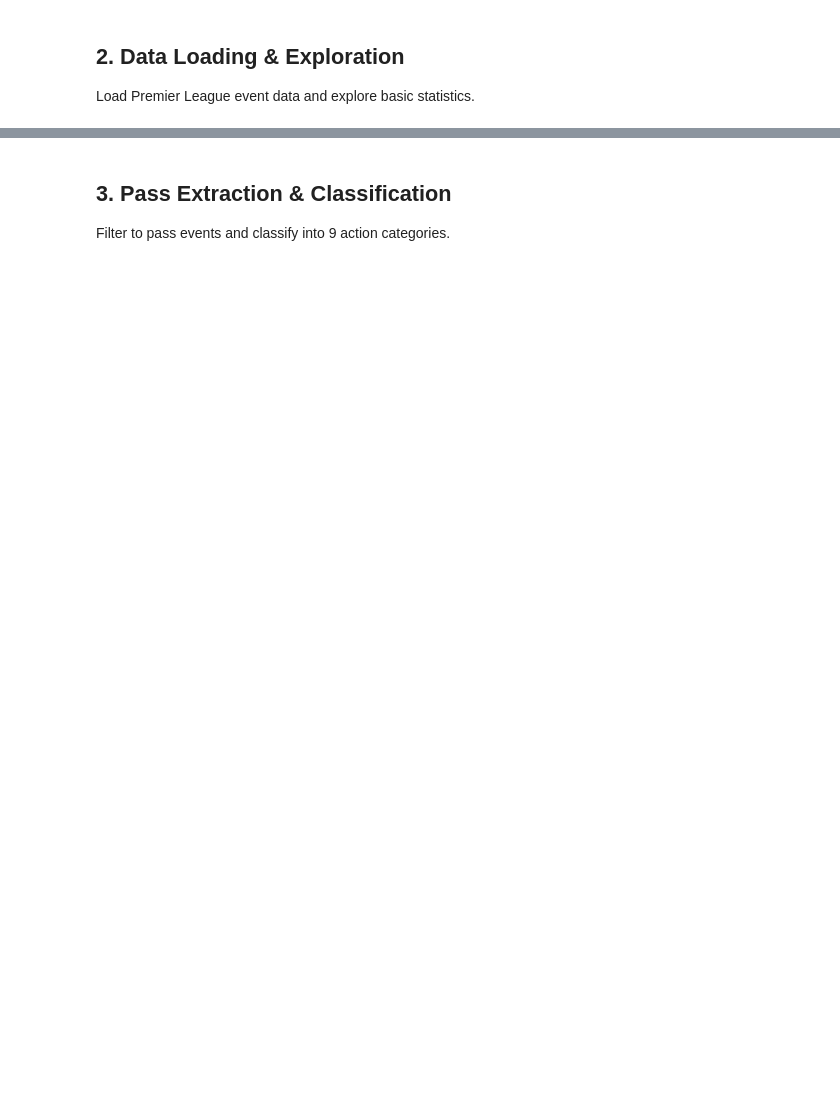
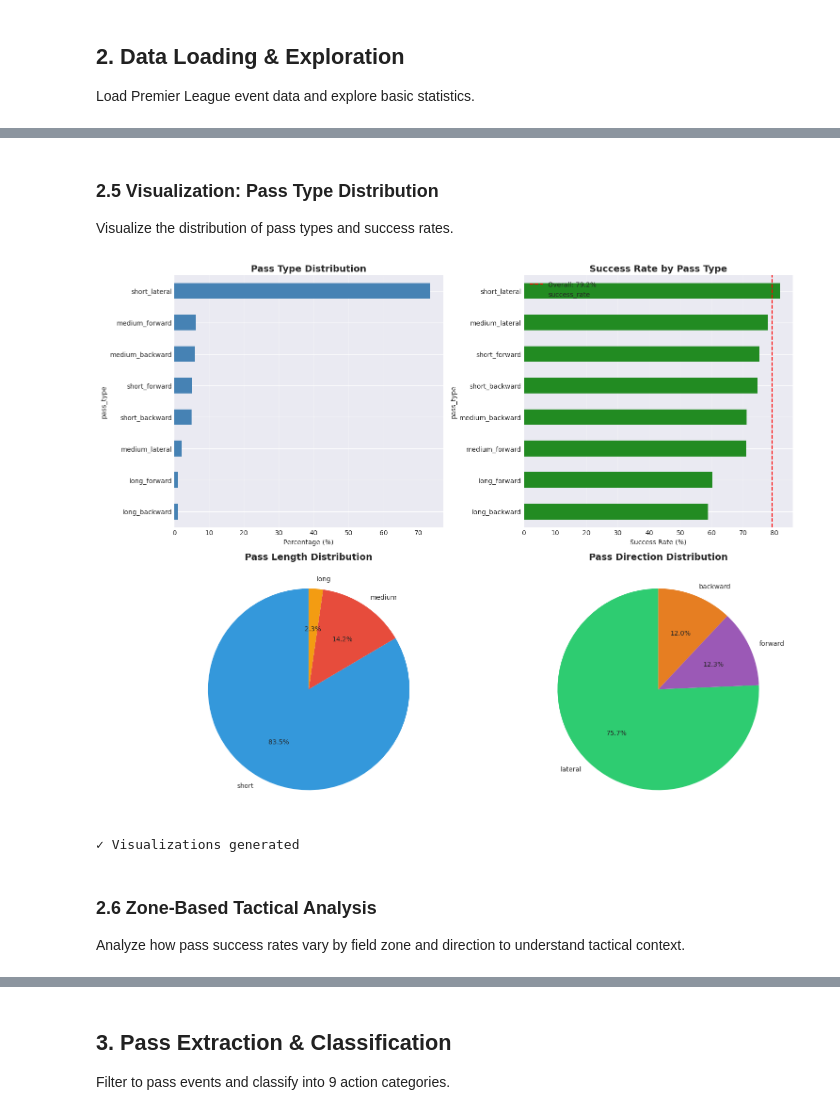
Before and after one commit to MartimRego/pass-decisions, a Jupyter notebook: Project/pass_decision_analysis.ipynb, the cells around one changed output, grey strips where cells are left out. Drawn from its saved outputs; the diff is of its cells as text; code cells hidden in the pictures; blank space fills up the shorter version.

Commit message:
pass classification and data analysis

```diff
--- a/Project/pass_decision_analysis.ipynb
+++ b/Project/pass_decision_analysis.ipynb
@@ -74,0 +169,20 @@ print("Expected: ~380 matches × ~3000 events/match = ~1.14M events")
+# %%
+# Rescale coordinates from SkillCorner to FIFA dimensions
+print("Rescaling coordinates...")
+passes = dp.rescale_coordinates(passes_raw)
+
+# Show coordinate ranges
+print(f"\nCoordinate ranges after rescaling:")
+print(f"  x_start: [{passes['x_start_rescaled'].min():.2f}, {passes['x_start_rescaled'].max():.2f}]")
+print(f"  y_start: [{passes['y_start_rescaled'].min():.2f}, {passes['y_start_rescaled'].max():.2f}]")
+print(f"  Expected: x ∈ [0, 105], y ∈ [0, 68]")
+
+# Normalize attack direction
+print(f"\nNormalizing attack direction...")
+passes = dp.normalize_attack_direction(passes)
+
+# Verify normalization
+if 'attacking_side' in passes.columns:
+    print(f"\nAttack direction distribution:")
+    print(passes['attacking_side'].value_counts())
+    print(f"\n✓ All teams now attack left→right (0 → 105m) after normalization")
@@ -74,0 +313,53 @@ print("Expected: ~380 matches × ~3000 events/match = ~1.14M events")
+# %% [markdown]
+### 2.5 Visualization: Pass Type Distribution
+
+Visualize the distribution of pass types and success rates.
+# %%
+# Create visualizations
+fig, axes = plt.subplots(2, 2, figsize=(15, 12))
+
+# 1. Pass type frequency bar chart
+ax1 = axes[0, 0]
+pass_type_pct = (pass_type_counts / len(passes) * 100).sort_values(ascending=True)
+pass_type_pct.plot(kind='barh', ax=ax1, color='steelblue')
+ax1.set_xlabel('Percentage (%)')
+ax1.set_title('Pass Type Distribution', fontsize=14, fontweight='bold')
+ax1.grid(axis='x', alpha=0.3)
+
+# 2. Success rate by pass type
+ax2 = axes[0, 1]
+success_rates = success_by_type.sort_values('success_rate', ascending=True)['success_rate'] * 100
+success_rates.plot(kind='barh', ax=ax2, color='forestgreen')
+ax2.set_xlabel('Success Rate (%)')
+ax2.set_title('Success Rate by Pass Type', fontsize=14, fontweight='bold')
+ax2.grid(axis='x', alpha=0.3)
+ax2.axvline(overall_success, color='red', linestyle='--', label=f'Overall: {overall_success:.1f}%')
+ax2.legend()
+
+# 3. Pass length distribution
+ax3 = axes[1, 0]
+length_counts = passes['pass_length'].value_counts()
+colors_length = ['#3498db', '#e74c3c', '#f39c12']
+ax3.pie(length_counts, labels=length_counts.index, autopct='%1.1f%%',
+        colors=colors_length, startangle=90)
+ax3.set_title('Pass Length Distribution', fontsize=14, fontweight='bold')
+
+# 4. Pass direction distribution
+ax4 = axes[1, 1]
+dir_counts = passes['pass_direction'].value_counts()
+colors_dir = ['#2ecc71', '#9b59b6', '#e67e22']
+ax4.pie(dir_counts, labels=dir_counts.index, autopct='%1.1f%%',
+        colors=colors_dir, startangle=90)
+ax4.set_title('Pass Direction Distribution', fontsize=14, fontweight='bold')
+
+plt.tight_layout()
+plt.show()
+
+print("✓ Visualizations generated")
+# %% [output]
+[figure, added]
+✓ Visualizations generated
+# %% [markdown]
+### 2.6 Zone-Based Tactical Analysis
+
+Analyze how pass success rates vary by field zone and direction to understand tactical context.
```
Also changed, not shown: parts of 19 cells of this notebook, 10 other files.
